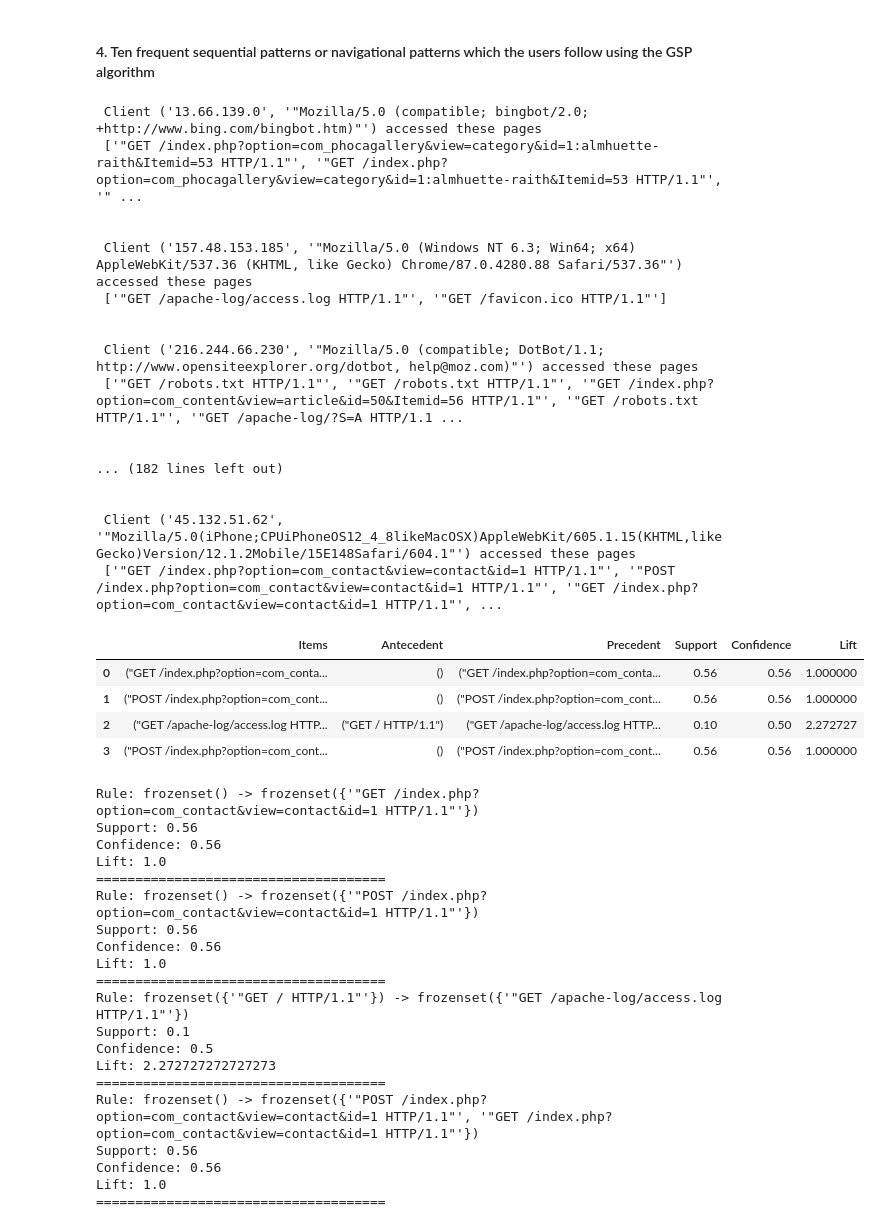
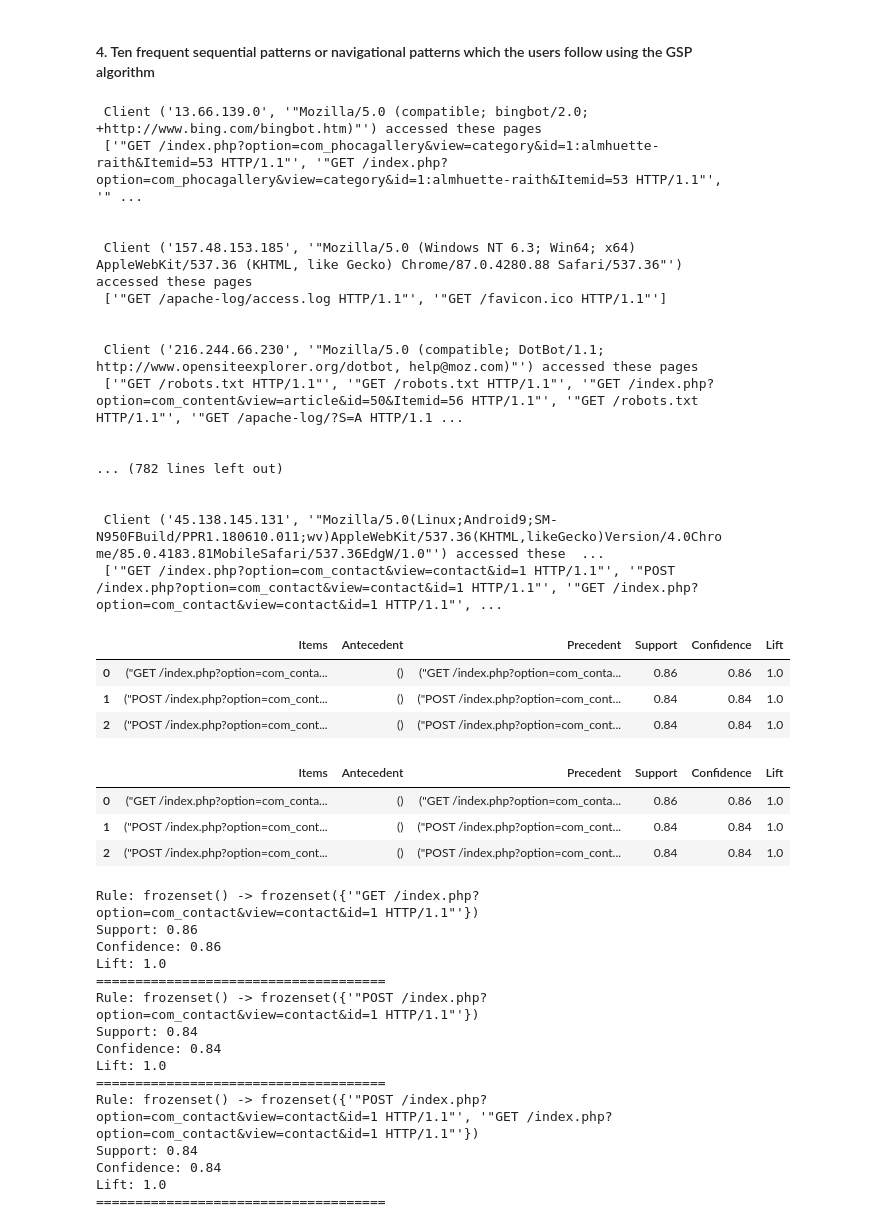
Before and after one commit to EnoshNyarige/assignment3-web-server-, a Jupyter notebook: web-server access log .ipynb, the cells around one changed output. Saved outputs shown, nothing was run; the diff lists cells and outputs as text; code cells hidden in the pictures.

```diff
--- a/web-server access log .ipynb
+++ b/web-server access log .ipynb
@@ -57,7 +57,7 @@ ls
 # %% [markdown]
 - Import the downloaded dataset and define the columns in the log
 # %%
-data = pd.read_csv('logs_canvas/new_log',
+data = pd.read_csv('accessLog.txt',
                    header=None,
                    error_bad_lines=False,
                    sep=r'\s(?=(?:[^"]*"[^"]*")*[^"]*$)(?![^\[]*\])',
@@ -117,7 +117,7 @@ for i,j in enumerate(top_10, start=1):
 time=[]
 page=[]
 al=[]
-for i in list(D)[:50]:
+for i in list(D)[:200]:
     for j,row in data.iterrows():
         if(i==tuple((row['Client_IP'],row['clientDevice']))):
             time.append(row['Timestamp'])
@@ -204,13 +204,13 @@ for i,j in enumerate(top_5,start=1):
 # %% [markdown]
 #### 4. Ten frequent sequential patterns or navigational patterns which the users follow using the GSP algorithm
 # %%
-Pages_visited_per_session=list(df['Pages'])
+Pages_visited_per_session=list(df['accessedPages'])
 Pages_accessed={}
 for i,row in df.iterrows():
-    if(row['Client'] in Pages_accessed):
-        Pages_accessed[row['Client']].append(row['Pages'])
+    if(row['accessClient'] in Pages_accessed):
+        Pages_accessed[row['accessClient']].append(row['accessedPages'])
     else:
-        Pages_accessed[row['Client']]=[row['Pages']]
+        Pages_accessed[row['accessClient']]=[row['accessedPages']]
 for i in Pages_accessed:
     print('\n Client {} accessed these pages \n {} \n'.format(i,Pages_accessed[i]))
 all_pages=[]
@@ -229,10 +229,10 @@ for i in Pages_accessed:
  ['"GET /robots.txt HTTP/1.1"', '"GET /robots.txt HTTP/1.1"', '"GET /index.php?option=com_content&view=article&id=50&Itemid=56 HTTP/1.1"', '"GET /robots.txt HTTP/1.1"', '"GET /apache-log/?S=A HTTP/1.1 ...
 
 
-... (182 lines left out)
+... (782 lines left out)
 
 
- Client ('45.132.51.62', '"Mozilla/5.0(iPhone;CPUiPhoneOS12_4_8likeMacOSX)AppleWebKit/605.1.15(KHTML,likeGecko)Version/12.1.2Mobile/15E148Safari/604.1"') accessed these pages
+ Client ('45.138.145.131', '"Mozilla/5.0(Linux;Android9;SM-N950FBuild/PPR1.180610.011;wv)AppleWebKit/537.36(KHTML,likeGecko)Version/4.0Chrome/85.0.4183.81MobileSafari/537.36EdgW/1.0"') accessed these  ...
  ['"GET /index.php?option=com_contact&view=contact&id=1 HTTP/1.1"', '"POST /index.php?option=com_contact&view=contact&id=1 HTTP/1.1"', '"GET /index.php?option=com_contact&view=contact&id=1 HTTP/1.1"', ...
 # %%
 from apyori import apriori
@@ -256,11 +257,17 @@ df=pd.DataFrame({'Items':items,'Antecedent':lhs,'Precedent':rhs,'Support':suppor
 # %%
-df.head()
+df.head(10)
 # %% [output]
 |  | Items | Antecedent | Precedent | Support | Confidence | Lift |
-| 0 | ("GET /index.php?option=com_conta... | () | ("GET /index.php?option=com_conta... | 0.56 | 0.56 | 1.000000 |
-| 1 | ("POST /index.php?option=com_cont... | () | ("POST /index.php?option=com_cont... | 0.56 | 0.56 | 1.000000 |
-| 2 | ("GET /apache-log/access.log HTTP... | ("GET / HTTP/1.1") | ("GET /apache-log/access.log HTTP... | 0.10 | 0.50 | 2.272727 |
-| 3 | ("POST /index.php?option=com_cont... | () | ("POST /index.php?option=com_cont... | 0.56 | 0.56 | 1.000000 |
+| 0 | ("GET /index.php?option=com_conta... | () | ("GET /index.php?option=com_conta... | 0.86 | 0.86 | 1.0 |
+| 1 | ("POST /index.php?option=com_cont... | () | ("POST /index.php?option=com_cont... | 0.84 | 0.84 | 1.0 |
+| 2 | ("POST /index.php?option=com_cont... | () | ("POST /index.php?option=com_cont... | 0.84 | 0.84 | 1.0 |
+# %%
+df
+# %% [output]
+|  | Items | Antecedent | Precedent | Support | Confidence | Lift |
+| 0 | ("GET /index.php?option=com_conta... | () | ("GET /index.php?option=com_conta... | 0.86 | 0.86 | 1.0 |
+| 1 | ("POST /index.php?option=com_cont... | () | ("POST /index.php?option=com_cont... | 0.84 | 0.84 | 1.0 |
+| 2 | ("POST /index.php?option=com_cont... | () | ("POST /index.php?option=com_cont... | 0.84 | 0.84 | 1.0 |
 # %%
 s_p=df[df['Support']>0.20].sort_values('Support',ascending=False)
 for i,items in df.iterrows():
@@ -279,23 +286,18 @@ for i,items in df.iterrows():
     print("=====================================")
 # %% [output]
 Rule: frozenset() -> frozenset({'"GET /index.php?option=com_contact&view=contact&id=1 HTTP/1.1"'})
-Support: 0.56
-Confidence: 0.56
+Support: 0.86
+Confidence: 0.86
 Lift: 1.0
 =====================================
 Rule: frozenset() -> frozenset({'"POST /index.php?option=com_contact&view=contact&id=1 HTTP/1.1"'})
-Support: 0.56
-Confidence: 0.56
+Support: 0.84
+Confidence: 0.84
 Lift: 1.0
 =====================================
-Rule: frozenset({'"GET / HTTP/1.1"'}) -> frozenset({'"GET /apache-log/access.log HTTP/1.1"'})
-Support: 0.1
-Confidence: 0.5
-Lift: 2.272727272727273
-=====================================
 Rule: frozenset() -> frozenset({'"POST /index.php?option=com_contact&view=contact&id=1 HTTP/1.1"', '"GET /index.php?option=com_contact&view=contact&id=1 HTTP/1.1"'})
-Support: 0.56
-Confidence: 0.56
+Support: 0.84
+Confidence: 0.84
 Lift: 1.0
 =====================================
 # %%
```
Also changed, not shown: parts of 6 cells of this notebook.
